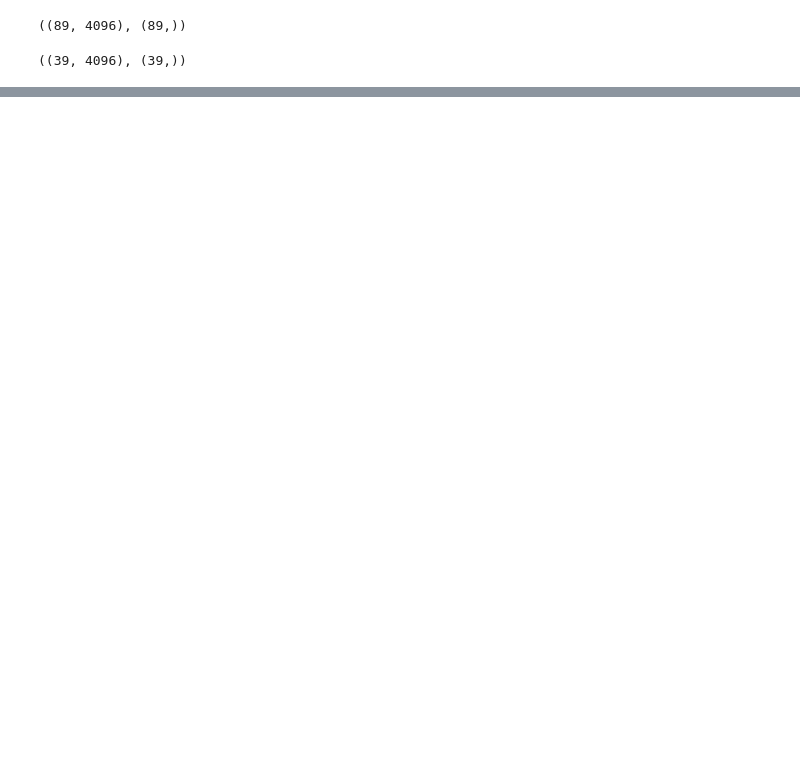
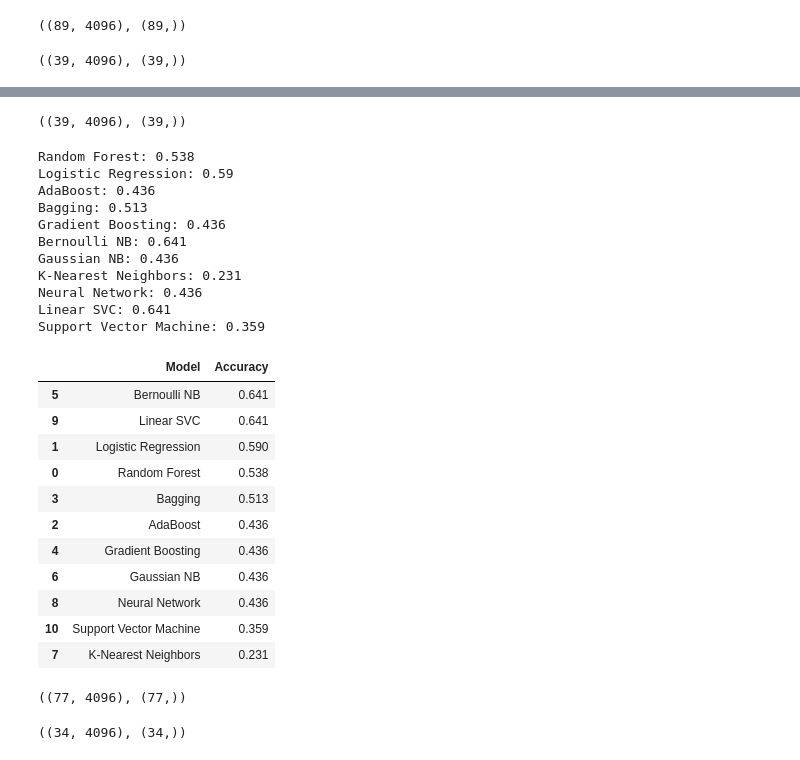
Before and after one commit to lyleokoth/maize-disease-detection, a Jupyter notebook: notebooks/4.0.0.1 Model Creation.ipynb, the cells around one changed output, grey strips where cells are left out. Drawn from its saved outputs; the diff is of its cells as text; code cells hidden in the pictures; blank space fills up the shorter version.

```diff
--- a/notebooks/4.0.0 Model Creation.ipynb
+++ b/notebooks/4.0.0.1 Model Creation.ipynb
@@ -478 +606,4 @@ Support Vector Machine: 0.564
 | 2 | AdaBoost | 0.359 |
+# %%
+#These fatures are generated using SIFT
+X_train4, X_test4, y_train4, y_test4 = extract_features(algorithm=3)
@@ -478,0 +614,32 @@ Support Vector Machine: 0.564
+# %%
+X_test4.shape, y_test4.shape
+# %% [output]
+((39, 4096), (39,))
+# %%
+#Model perfomance on features generated using SIFT
+df4 = train_base_models(X_train4, y_train4, X_test4, y_test4)
+df4
+# %% [output]
+Random Forest: 0.538
+Logistic Regression: 0.59
+AdaBoost: 0.436
+Bagging: 0.513
+Gradient Boosting: 0.436
+Bernoulli NB: 0.641
+Gaussian NB: 0.436
+K-Nearest Neighbors: 0.231
+Neural Network: 0.436
+Linear SVC: 0.641
+Support Vector Machine: 0.359
+|  | Model | Accuracy |
+| 5 | Bernoulli NB | 0.641 |
+| 9 | Linear SVC | 0.641 |
+| 1 | Logistic Regression | 0.590 |
+| 0 | Random Forest | 0.538 |
+| 3 | Bagging | 0.513 |
+| 2 | AdaBoost | 0.436 |
+| 4 | Gradient Boosting | 0.436 |
+| 6 | Gaussian NB | 0.436 |
+| 8 | Neural Network | 0.436 |
+| 10 | Support Vector Machine | 0.359 |
+| 7 | K-Nearest Neighbors | 0.231 |
@@ -478,0 +649,8 @@ Support Vector Machine: 0.564
+# %%
+X_train5.shape, y_train5.shape
+# %% [output]
+((77, 4096), (77,))
+# %%
+X_test5.shape, y_test5.shape
+# %% [output]
+((34, 4096), (34,))
```
Also changed, not shown: parts of 9 cells of this notebook, 5 other files.
